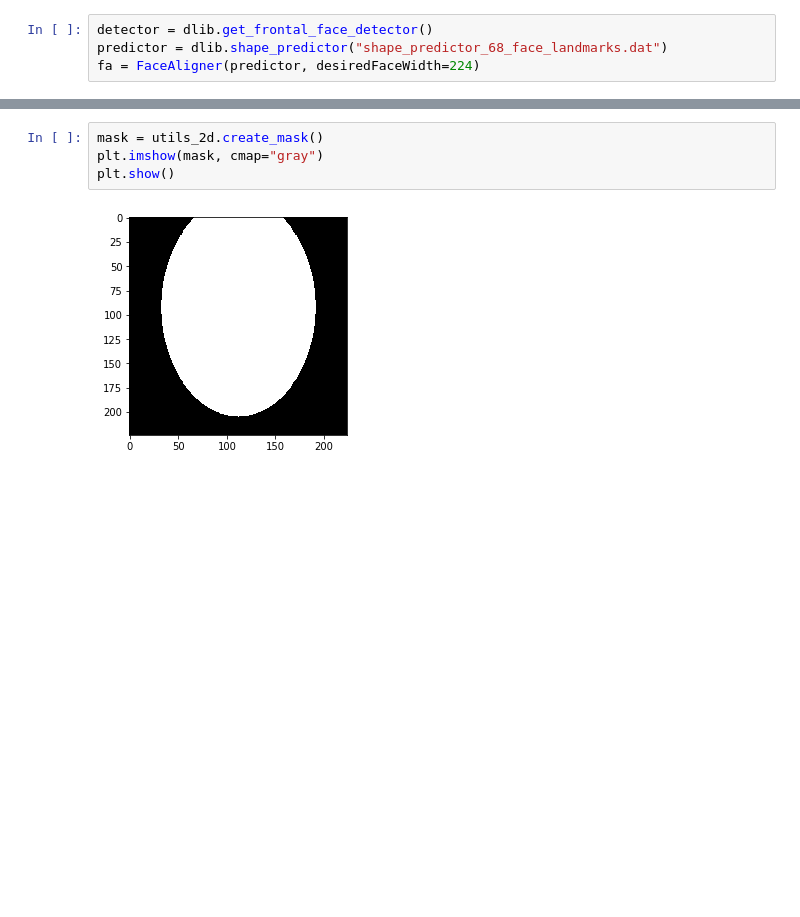
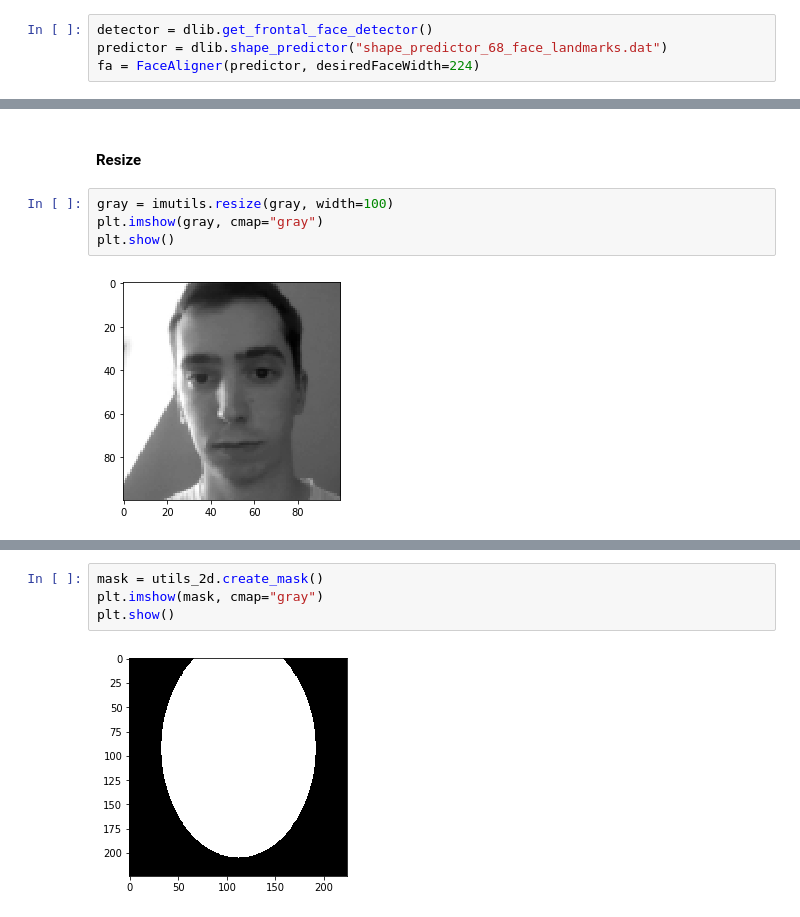
Before and after one commit to GianCarloMilanese/dsim_project, a Jupyter notebook: Images/1_preprocess_pictures.ipynb, the cells around one changed output, grey strips where cells are left out. Cells and saved outputs as stored; diff of their text form; blank space fills up the shorter version.

```diff
--- a/Images/1_preprocess_pictures.ipynb
+++ b/Images/1_preprocess_pictures.ipynb
@@ -28,0 +61,8 @@ fa = FaceAligner(predictor, desiredFaceWidth=224)
+# %% [markdown]
+#### Resize
+# %%
+gray = imutils.resize(gray, width=100)
+plt.imshow(gray, cmap="gray")
+plt.show()
+# %% [output]
+[figure, added]
```
Also changed, not shown: parts of 22 cells of this notebook, 1 other file.
